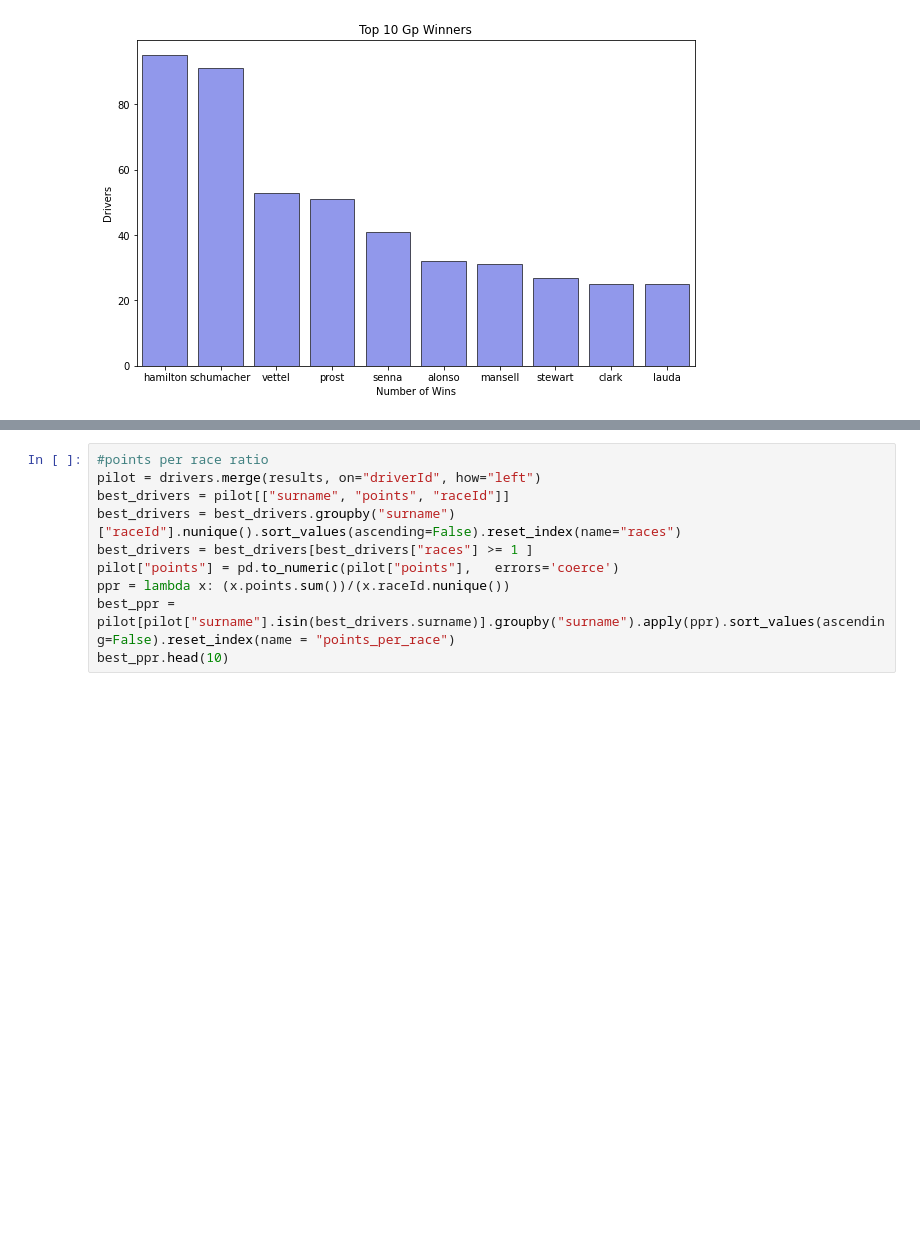
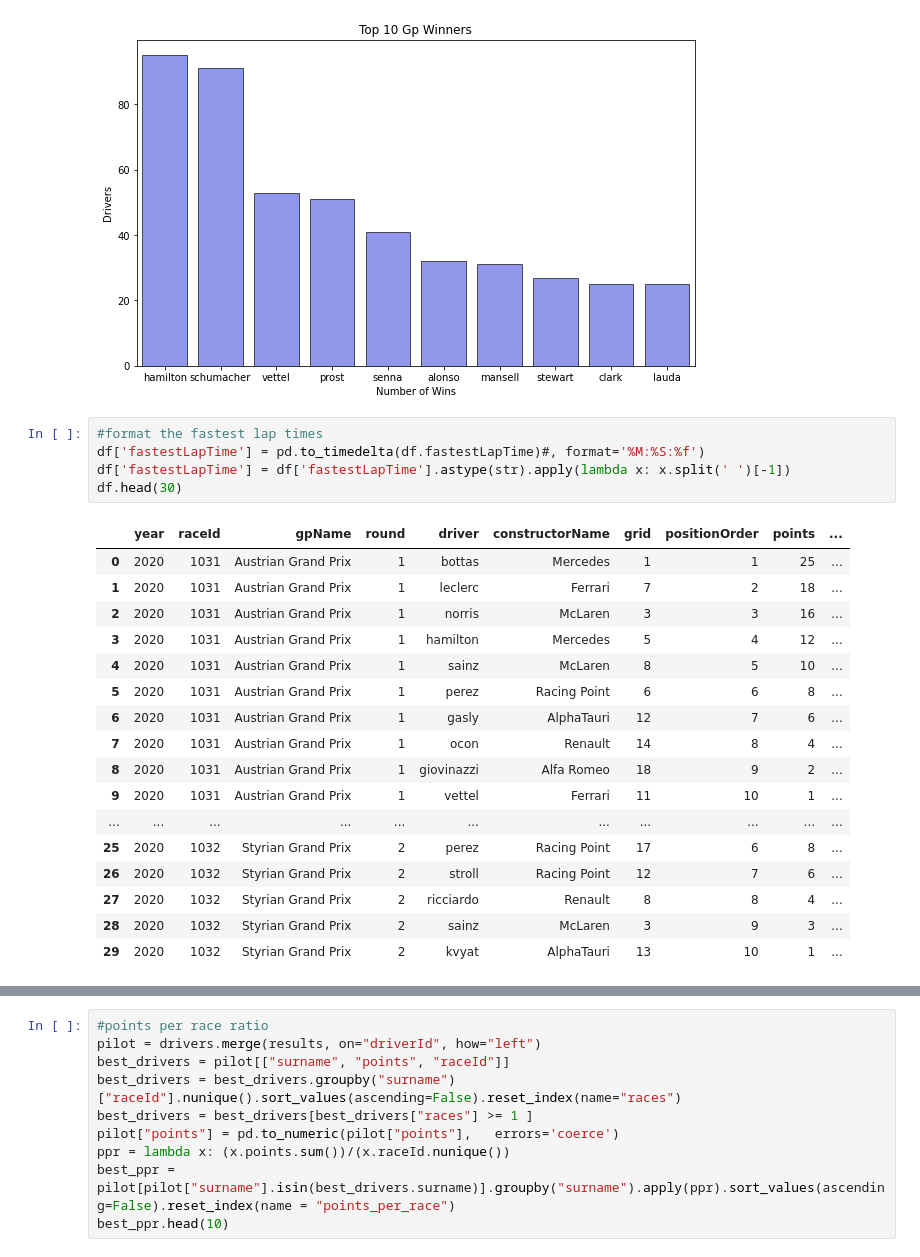
Before and after one commit to karlingermartin/f1project, a Jupyter notebook: f1app/visualization/analysis.ipynb, the cells around one changed output, grey strips where cells are left out. Cells and saved outputs as stored; diff of their text form; blank space fills up the shorter version.

```diff
--- a/f1app/visualization/analysis.ipynb
+++ b/f1app/visualization/analysis.ipynb
@@ -182,6 +183,29 @@ plt.xlabel("Number of Wins")
 plt.savefig("top10winners.png")
 # %% [output]
 [figure]
+# %%
+#format the fastest lap times
+df['fastestLapTime'] = pd.to_timedelta(df.fastestLapTime)#, format='%M:%S:%f')
+df['fastestLapTime'] = df['fastestLapTime'].astype(str).apply(lambda x: x.split(' ')[-1])
+df.head(30)
+# %% [output]
+|  | year | raceId | gpName | round | driver | constructorName | grid | positionOrder | points | ... |
+| 0 | 2020 | 1031 | Austrian Grand Prix | 1 | bottas | Mercedes | 1 | 1 | 25 | ... |
+| 1 | 2020 | 1031 | Austrian Grand Prix | 1 | leclerc | Ferrari | 7 | 2 | 18 | ... |
+| 2 | 2020 | 1031 | Austrian Grand Prix | 1 | norris | McLaren | 3 | 3 | 16 | ... |
+| 3 | 2020 | 1031 | Austrian Grand Prix | 1 | hamilton | Mercedes | 5 | 4 | 12 | ... |
+| 4 | 2020 | 1031 | Austrian Grand Prix | 1 | sainz | McLaren | 8 | 5 | 10 | ... |
+| 5 | 2020 | 1031 | Austrian Grand Prix | 1 | perez | Racing Point | 6 | 6 | 8 | ... |
+| 6 | 2020 | 1031 | Austrian Grand Prix | 1 | gasly | AlphaTauri | 12 | 7 | 6 | ... |
+| 7 | 2020 | 1031 | Austrian Grand Prix | 1 | ocon | Renault | 14 | 8 | 4 | ... |
+| 8 | 2020 | 1031 | Austrian Grand Prix | 1 | giovinazzi | Alfa Romeo | 18 | 9 | 2 | ... |
+| 9 | 2020 | 1031 | Austrian Grand Prix | 1 | vettel | Ferrari | 11 | 10 | 1 | ... |
+| ... | ... | ... | ... | ... | ... | ... | ... | ... | ... | ... |
+| 25 | 2020 | 1032 | Styrian Grand Prix | 2 | perez | Racing Point | 17 | 6 | 8 | ... |
+| 26 | 2020 | 1032 | Styrian Grand Prix | 2 | stroll | Racing Point | 12 | 7 | 6 | ... |
+| 27 | 2020 | 1032 | Styrian Grand Prix | 2 | ricciardo | Renault | 8 | 8 | 4 | ... |
+| 28 | 2020 | 1032 | Styrian Grand Prix | 2 | sainz | McLaren | 3 | 9 | 3 | ... |
+| 29 | 2020 | 1032 | Styrian Grand Prix | 2 | kvyat | AlphaTauri | 13 | 10 | 1 | ... |
 # %%
 #new data frame for seasons 2004 and onwards
 df_speed = df[df["year"]>=2004]
```
Also changed, not shown: parts of 5 cells of this notebook, 35 other files.
